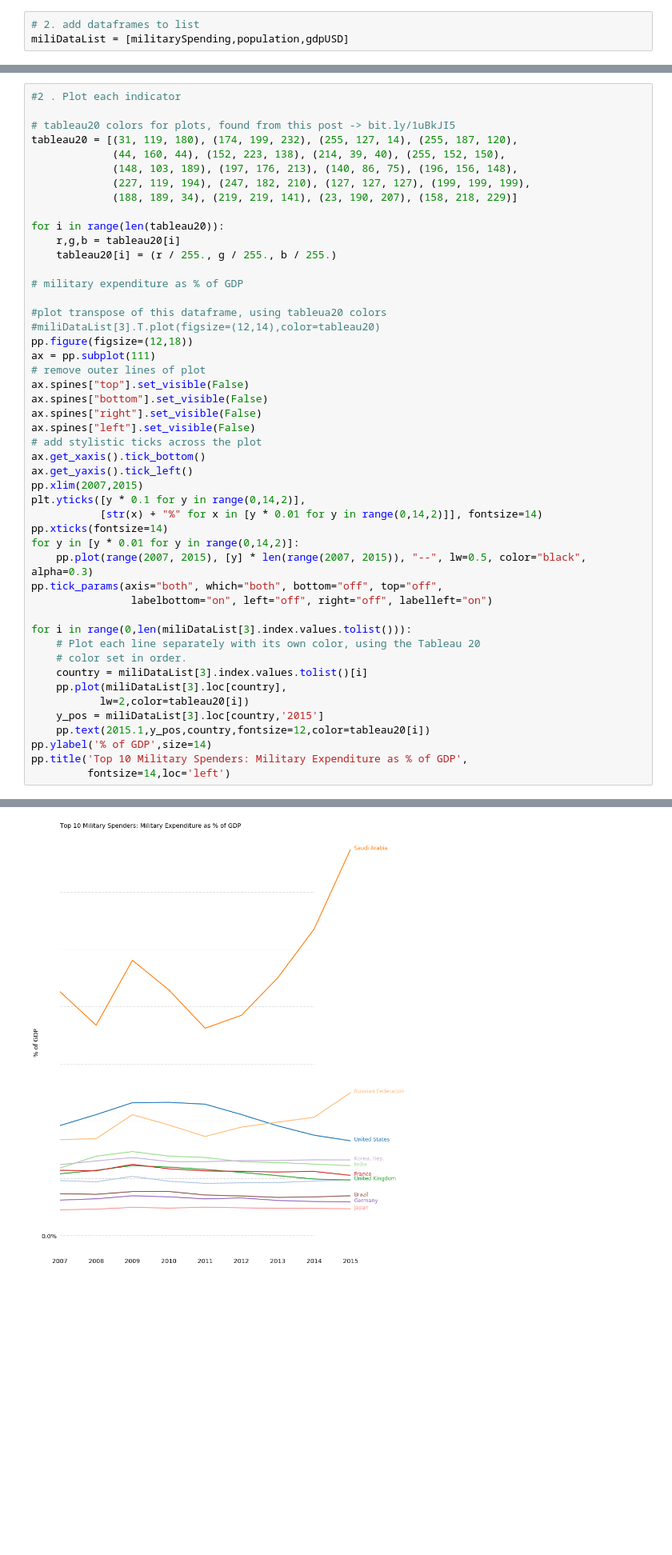
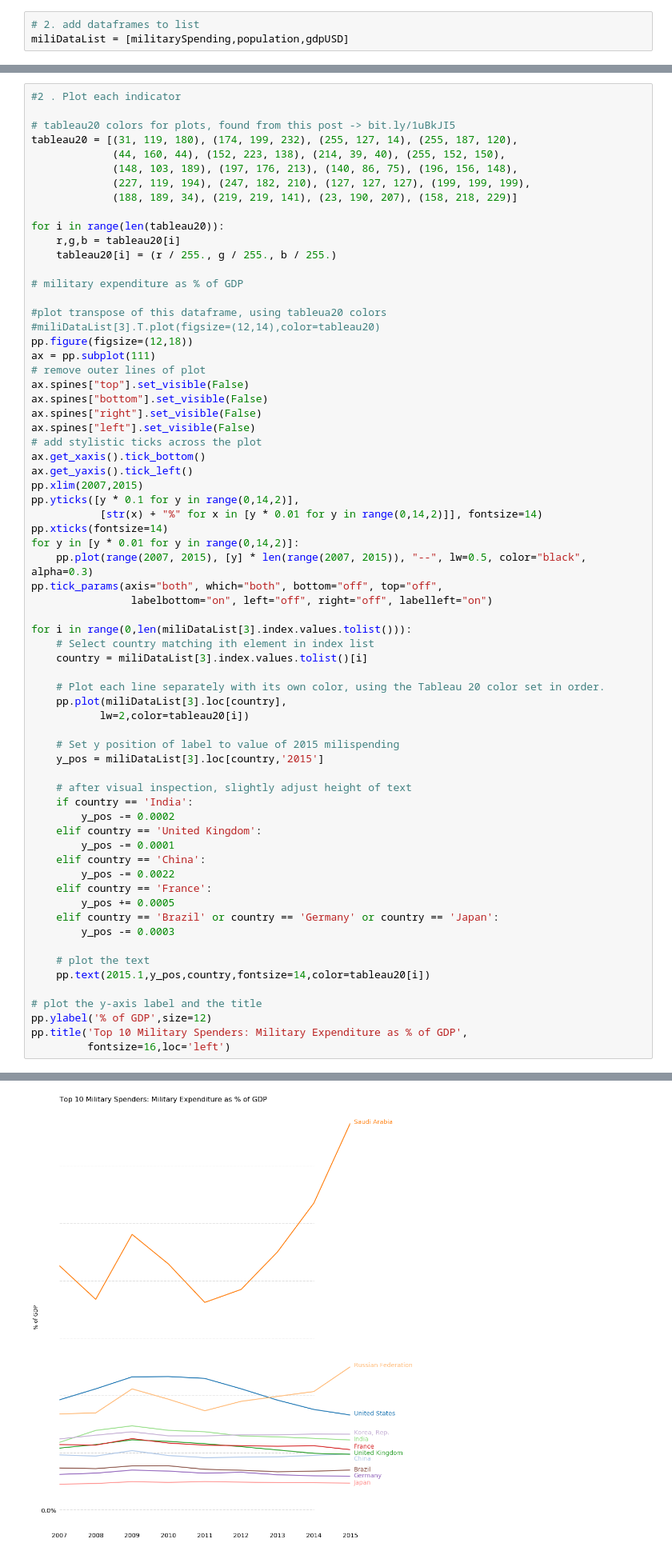
Before and after one commit to maxgrossman/minemilitaries, a Jupyter notebook: minemilitaries.ipynb, the cells around one changed output, grey strips where cells are left out. Shown at 80% size. Drawn from its saved outputs; the diff is of its cells as text; blank space fills up the shorter version.

```diff
--- a/minemilitaries.ipynb
+++ b/minemilitaries.ipynb
@@ -133,37 +133,56 @@ for i in range(len(tableau20)):
 # military expenditure as % of GDP
 
 #plot transpose of this dataframe, using tableua20 colors
 #miliDataList[3].T.plot(figsize=(12,14),color=tableau20)
 pp.figure(figsize=(12,18))
 ax = pp.subplot(111)
 # remove outer lines of plot
 ax.spines["top"].set_visible(False)
 ax.spines["bottom"].set_visible(False)
 ax.spines["right"].set_visible(False)
 ax.spines["left"].set_visible(False)
 # add stylistic ticks across the plot
 ax.get_xaxis().tick_bottom()
 ax.get_yaxis().tick_left()
 pp.xlim(2007,2015)
-plt.yticks([y * 0.1 for y in range(0,14,2)],
+pp.yticks([y * 0.1 for y in range(0,14,2)],
            [str(x) + "%" for x in [y * 0.01 for y in range(0,14,2)]], fontsize=14)
 pp.xticks(fontsize=14)
 for y in [y * 0.01 for y in range(0,14,2)]:
     pp.plot(range(2007, 2015), [y] * len(range(2007, 2015)), "--", lw=0.5, color="black", alpha=0.3)
 pp.tick_params(axis="both", which="both", bottom="off", top="off",
                 labelbottom="on", left="off", right="off", labelleft="on")
 
 for i in range(0,len(miliDataList[3].index.values.tolist())):
-    # Plot each line separately with its own color, using the Tableau 20
-    # color set in order.
+    # Select country matching ith element in index list
     country = miliDataList[3].index.values.tolist()[i]
+
+    # Plot each line separately with its own color, using the Tableau 20 color set in order.
     pp.plot(miliDataList[3].loc[country],
            lw=2,color=tableau20[i])
+
+    # Set y position of label to value of 2015 milispending
     y_pos = miliDataList[3].loc[country,'2015']
-    pp.text(2015.1,y_pos,country,fontsize=12,color=tableau20[i])
-pp.ylabel('% of GDP',size=14)
+
+    # after visual inspection, slightly adjust height of text
+    if country == 'India':
+        y_pos -= 0.0002
+    elif country == 'United Kingdom':
+        y_pos -= 0.0001
+    elif country == 'China':
+        y_pos -= 0.0022
+    elif country == 'France':
+        y_pos += 0.0005
+    elif country == 'Brazil' or country == 'Germany' or country == 'Japan':
+        y_pos -= 0.0003
+
+    # plot the text
+    pp.text(2015.1,y_pos,country,fontsize=14,color=tableau20[i])
+
+# plot the y-axis label and the title
+pp.ylabel('% of GDP',size=12)
 pp.title('Top 10 Military Spenders: Military Expenditure as % of GDP',
-         fontsize=14,loc='left')
+         fontsize=16,loc='left')
 # %% [output]
 <matplotlib.text.Text at 0x...>
-[figure, old version]
+[figure, new version]
```
Also changed, not shown: parts of 5 cells of this notebook.
